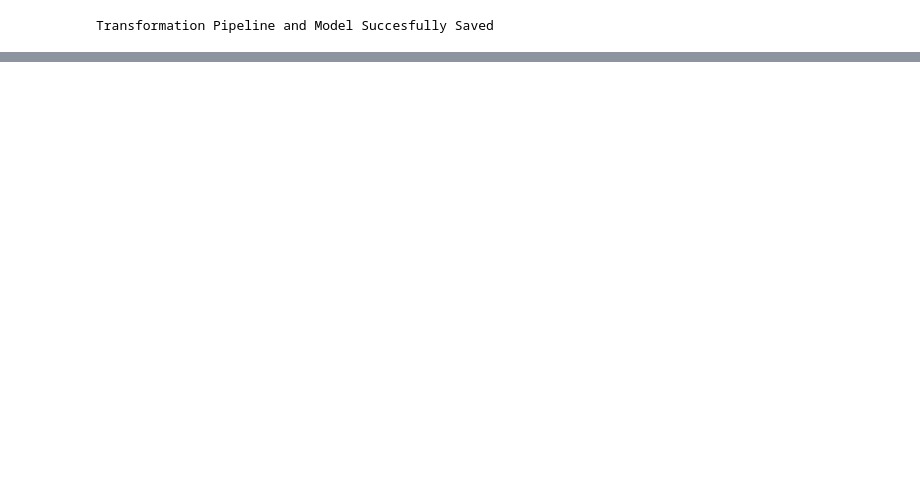
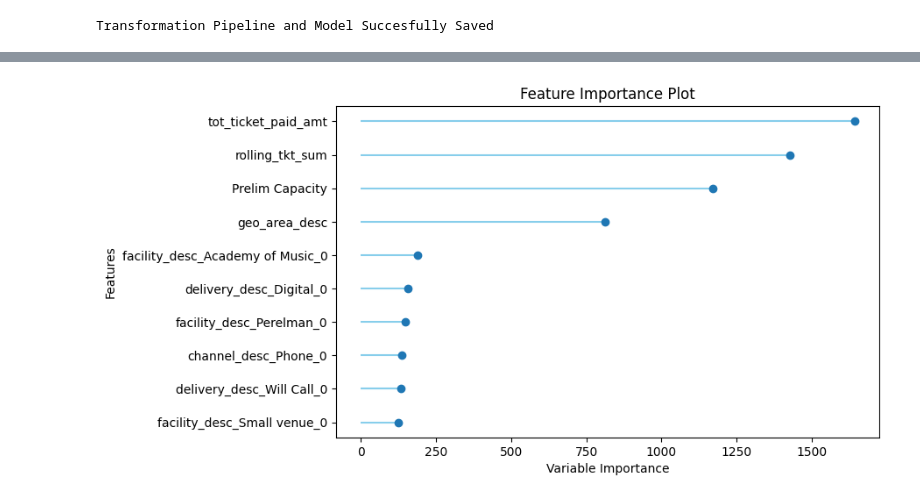
Before and after one commit to SwissMisra/ML_Contributions, a Jupyter notebook: notebooks/4.0 PyCaret Model on Target 1.ipynb, the cells around one changed output, grey strips where cells are left out. Saved outputs shown, nothing was run; the diff lists cells and outputs as text; code cells hidden in the pictures; blank space fills up the shorter version.

```diff
--- a/notebooks/4.0 PyCaret Model on Target 1.ipynb
+++ b/notebooks/4.0 PyCaret Model on Target 1.ipynb
@@ -105,0 +148,2 @@ interpret_model(model, plot = 'summary')
+# %%
+model2 = create_model('lightgbm')
@@ -105,0 +164,2 @@ interpret_model(model, plot = 'summary')
+# %%
+model2 = tune_model(model2)
@@ -106 +198,5 @@ interpret_model(model, plot = 'summary')
+# %%
+plot_model(model2, 'feature', verbose=True)
+# %% [output]
+[figure, added]
 # %%
```
Also changed, not shown: parts of 10 cells of this notebook.
